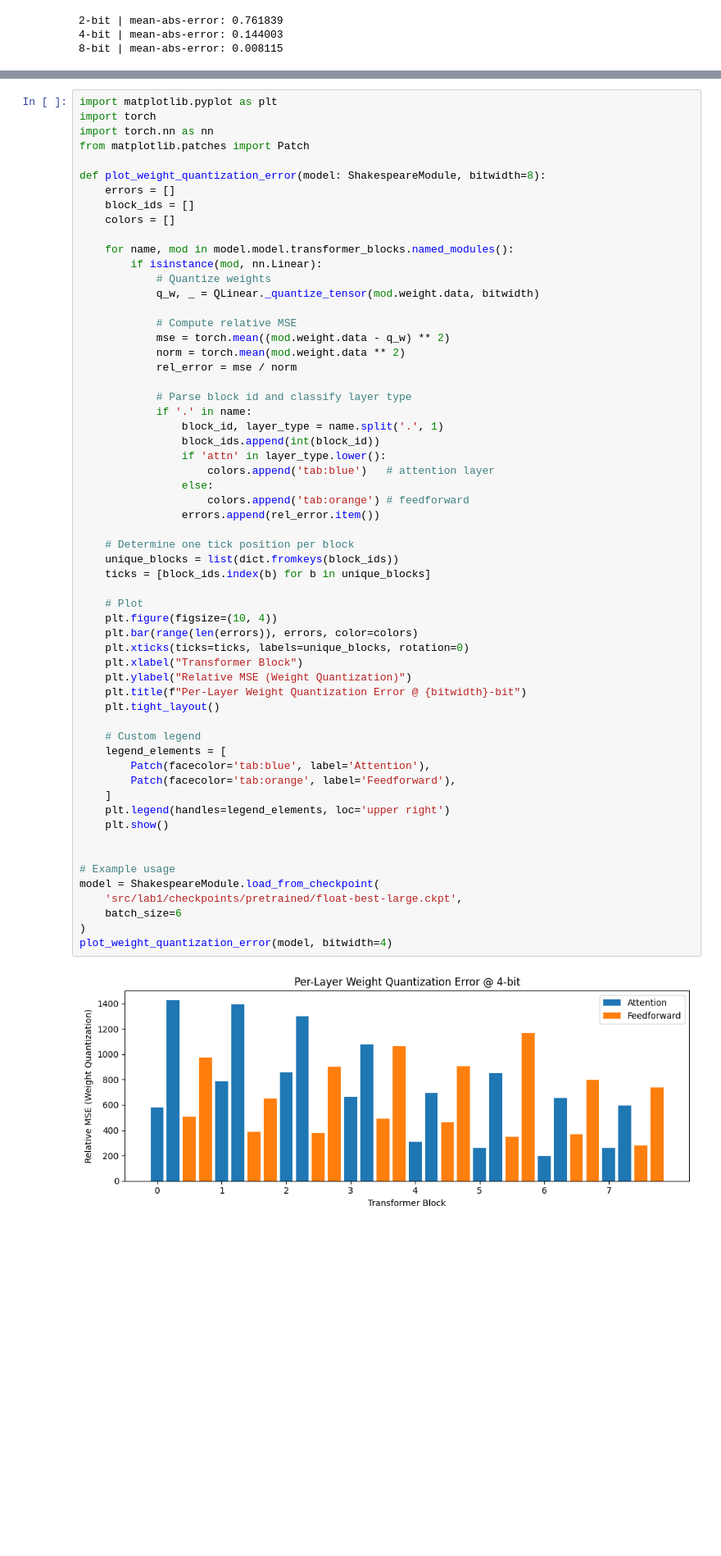
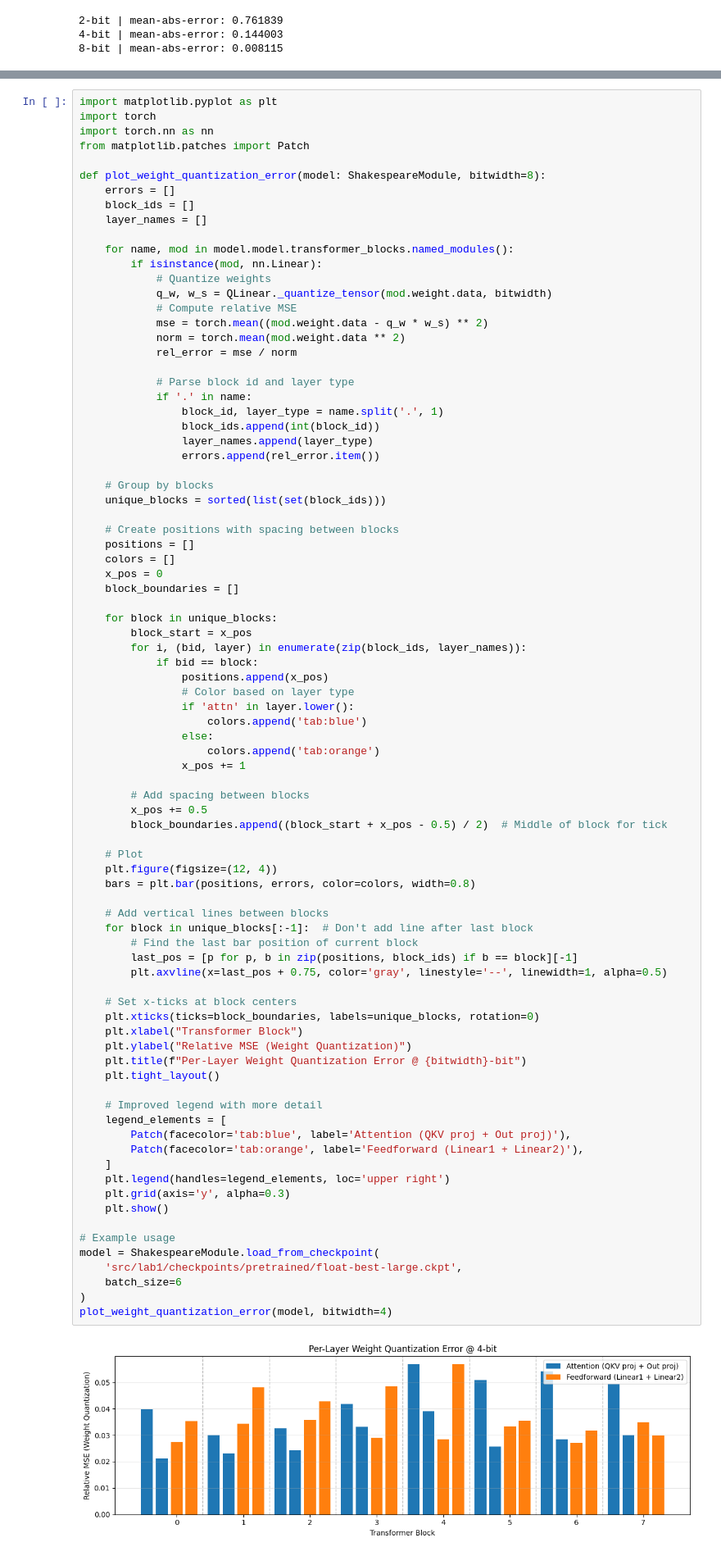
Before and after one commit to tomcarter868/Advanced-AI-Hardware-Software-Co-Design, a Jupyter notebook: lab2.ipynb, the cells around one changed output, grey strips where cells are left out. Shown at 82% size. Drawn from its saved outputs; the diff is of its cells as text; blank space fills up the shorter version.

```diff
--- a/lab2.ipynb
+++ b/lab2.ipynb
@@ -220,58 +220,83 @@ from matplotlib.patches import Patch
 def plot_weight_quantization_error(model: ShakespeareModule, bitwidth=8):
     errors = []
     block_ids = []
-    colors = []
+    layer_names = []
 
     for name, mod in model.model.transformer_blocks.named_modules():
         if isinstance(mod, nn.Linear):
             # Quantize weights
-            q_w, _ = QLinear._quantize_tensor(mod.weight.data, bitwidth)
-
+            q_w, w_s = QLinear._quantize_tensor(mod.weight.data, bitwidth)
             # Compute relative MSE
-            mse = torch.mean((mod.weight.data - q_w) ** 2)
+            mse = torch.mean((mod.weight.data - q_w * w_s) ** 2)
             norm = torch.mean(mod.weight.data ** 2)
             rel_error = mse / norm
 
-            # Parse block id and classify layer type
+            # Parse block id and layer type
             if '.' in name:
                 block_id, layer_type = name.split('.', 1)
                 block_ids.append(int(block_id))
-                if 'attn' in layer_type.lower():
-                    colors.append('tab:blue')   # attention layer
-                else:
-                    colors.append('tab:orange') # feedforward
+                layer_names.append(layer_type)
                 errors.append(rel_error.item())
 
-    # Determine one tick position per block
-    unique_blocks = list(dict.fromkeys(block_ids))
-    ticks = [block_ids.index(b) for b in unique_blocks]
+    # Group by blocks
+    unique_blocks = sorted(list(set(block_ids)))
+
+    # Create positions with spacing between blocks
+    positions = []
+    colors = []
+    x_pos = 0
+    block_boundaries = []
+
+    for block in unique_blocks:
+        block_start = x_pos
+        for i, (bid, layer) in enumerate(zip(block_ids, layer_names)):
+            if bid == block:
+                positions.append(x_pos)
+                # Color based on layer type
+                if 'attn' in layer.lower():
+                    colors.append('tab:blue')
+                else:
+                    colors.append('tab:orange')
+                x_pos += 1
+
+        # Add spacing between blocks
+        x_pos += 0.5
+        block_boundaries.append((block_start + x_pos - 0.5) / 2)  # Middle of block for tick
 
     # Plot
-    plt.figure(figsize=(10, 4))
-    plt.bar(range(len(errors)), errors, color=colors)
-    plt.xticks(ticks=ticks, labels=unique_blocks, rotation=0)
+    plt.figure(figsize=(12, 4))
+    bars = plt.bar(positions, errors, color=colors, width=0.8)
+
+    # Add vertical lines between blocks
+    for block in unique_blocks[:-1]:  # Don't add line after last block
+        # Find the last bar position of current block
+        last_pos = [p for p, b in zip(positions, block_ids) if b == block][-1]
+        plt.axvline(x=last_pos + 0.75, color='gray', linestyle='--', linewidth=1, alpha=0.5)
+
+    # Set x-ticks at block centers
+    plt.xticks(ticks=block_boundaries, labels=unique_blocks, rotation=0)
     plt.xlabel("Transformer Block")
     plt.ylabel("Relative MSE (Weight Quantization)")
     plt.title(f"Per-Layer Weight Quantization Error @ {bitwidth}-bit")
     plt.tight_layout()
 
-    # Custom legend
+    # Improved legend with more detail
     legend_elements = [
-        Patch(facecolor='tab:blue', label='Attention'),
-        Patch(facecolor='tab:orange', label='Feedforward'),
+        Patch(facecolor='tab:blue', label='Attention (QKV proj + Out proj)'),
+        Patch(facecolor='tab:orange', label='Feedforward (Linear1 + Linear2)'),
     ]
     plt.legend(handles=legend_elements, loc='upper right')
+    plt.grid(axis='y', alpha=0.3)
     plt.show()
-
 
 # Example usage
 model = ShakespeareModule.load_from_checkpoint(
     'src/lab1/checkpoints/pretrained/float-best-large.ckpt',
     batch_size=6
 )
 plot_weight_quantization_error(model, bitwidth=4)
 # %% [output]
-[figure, old version]
+[figure, new version]
 # %% [markdown]
 ## 3. Accuracy Metric: Validation Loss on a Single Batch
 
```
Also changed, not shown: parts of 16 cells of this notebook, 1 other file.
